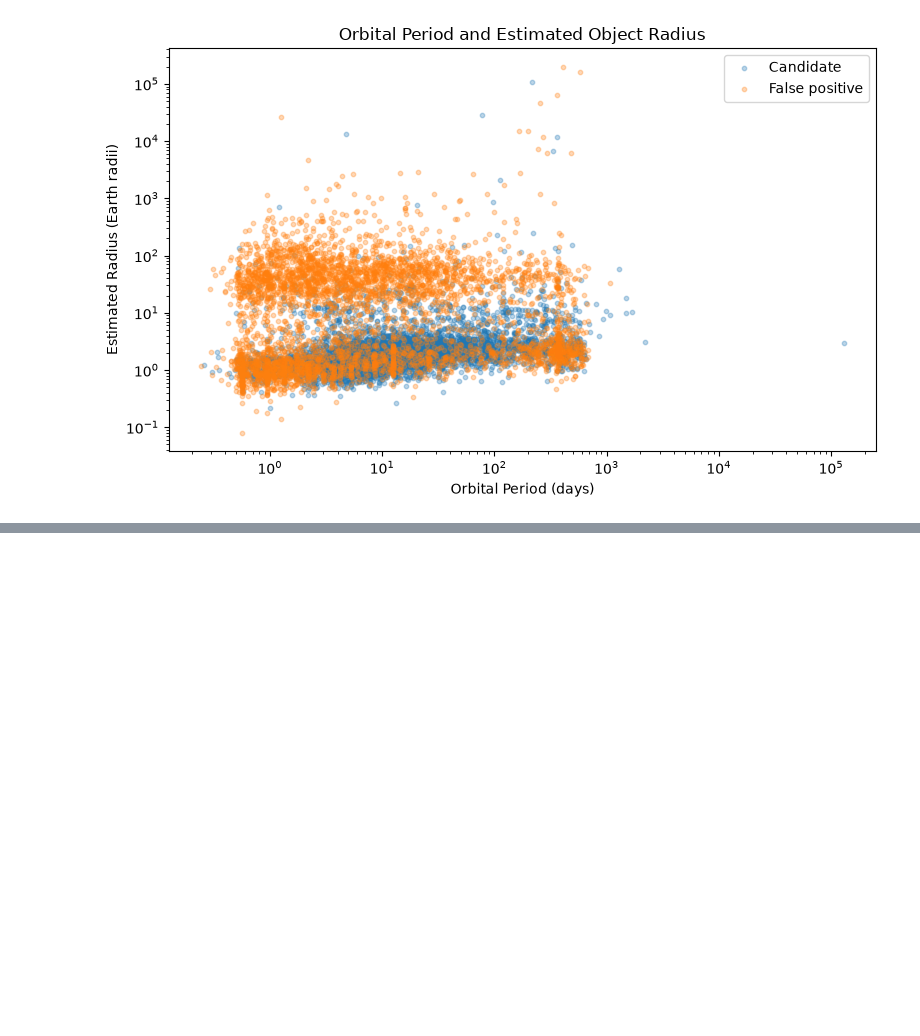
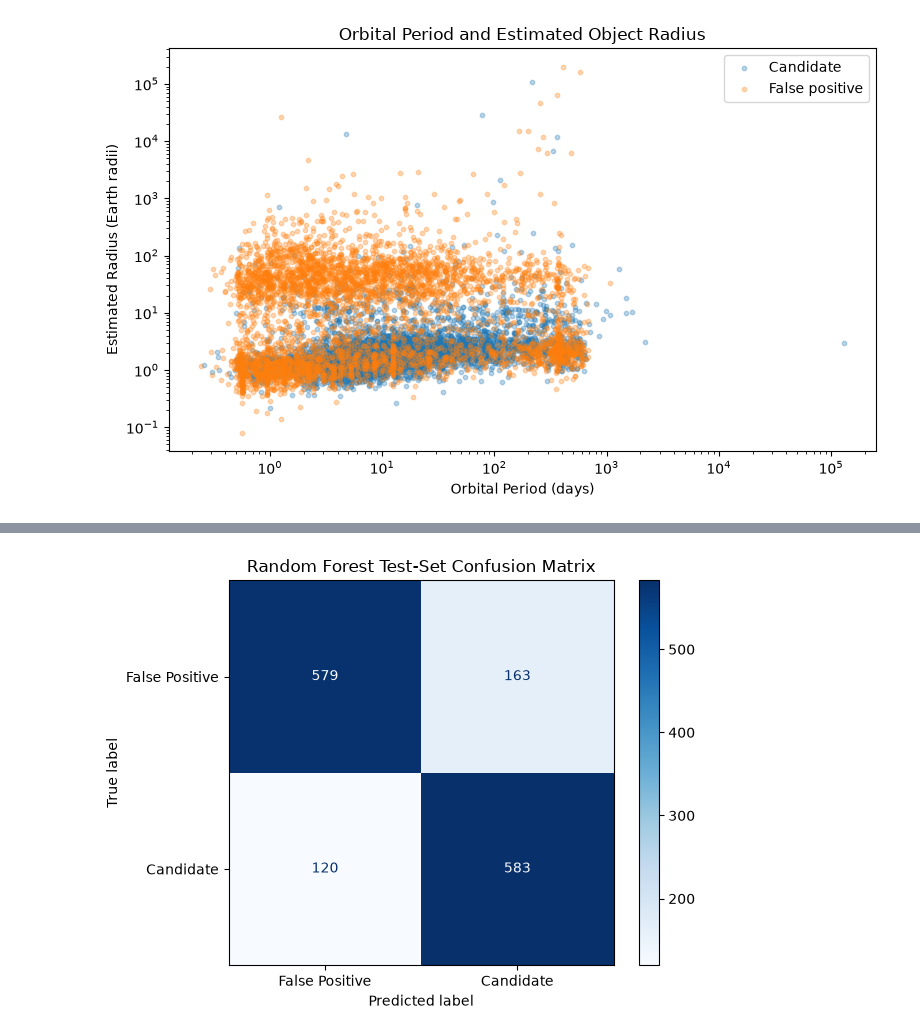
Before and after one commit to adritanotadorito/nasa-koi-ml, a Jupyter notebook: main.ipynb, the cells around one changed output, grey strips where cells are left out. Saved outputs shown, nothing was run; the diff lists cells and outputs as text; code cells hidden in the pictures; blank space fills up the shorter version.

```diff
--- a/main.ipynb
+++ b/main.ipynb
@@ -114,0 +247,9 @@ plt.show()
+# %%
+if forest_validation_error < logistic_validation_error:
+    final_model = random_forest_model
+    final_model_name = "Random Forest"
+else:
+    final_model = logistic_model
+    final_model_name = "Logistic Regression"
+
+print("Selected final model:", final_model_name)
@@ -114,0 +258,8 @@ plt.show()
+# %%
+test_predictions = final_model.predict(X_test)
+test_accuracy = accuracy_score(y_test,test_predictions)
+test_error = 1 - test_accuracy
+
+print("Final model:", final_model_name)
+print("Test accuracy:", test_accuracy)
+print("Test error:", test_error)
@@ -114,0 +281,7 @@ plt.show()
+# %%
+ConfusionMatrixDisplay.from_predictions(y_test,test_predictions,display_labels=["False Positive","Candidate"],cmap="Blues")
+plt.title("Random Forest Test-Set Confusion Matrix")
+plt.tight_layout()
+plt.show()
+# %% [output]
+[figure, added]
```
Also changed, not shown: parts of 19 cells of this notebook.
